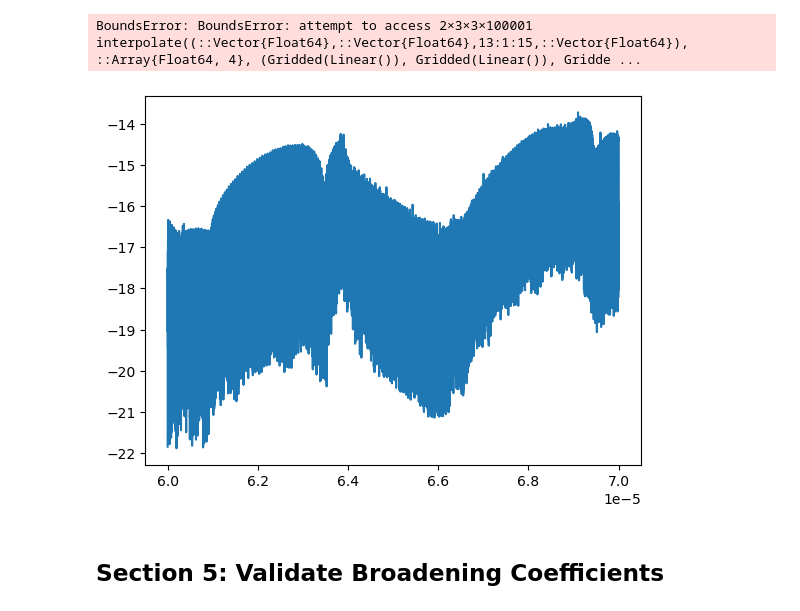
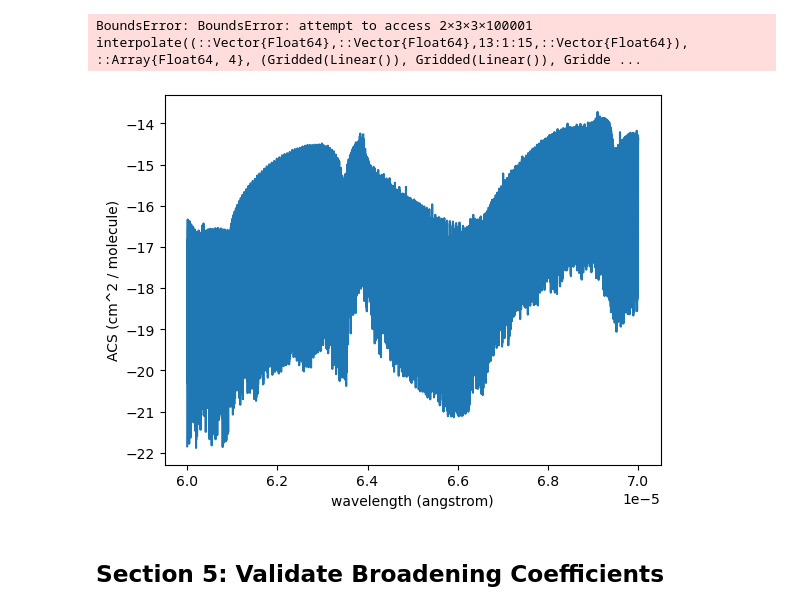
Before and after one commit to ajwheeler/Korg.jl, a Jupyter notebook: test_exomol_linelist_cross_section.ipynb, the cells around one changed output. Saved outputs shown, nothing was run; the diff lists cells and outputs as text; code cells hidden in the pictures.

```diff
--- a/test_exomol_linelist_cross_section.ipynb
+++ b/test_exomol_linelist_cross_section.ipynb
@@ -183,11 +183,13 @@ BoundsError: BoundsError: attempt to access 2×3×3×100001 interpolate((::Vecto
 # %%
 figure()
 plot(k[4],
      log10.(itp.(k[1][1], k[2][1], k[3][1], k[4]))
 )
+xlabel("wavelength (angstrom)")
+ylabel("ACS (cm^2 / molecule)")
 display(gcf())
 # %% [output]
-[figure, old version]
+[figure, new version]
 # %% [markdown]
 ## Section 5: Validate Broadening Coefficients
 # %%
```
Also changed, not shown: 2 other files.
